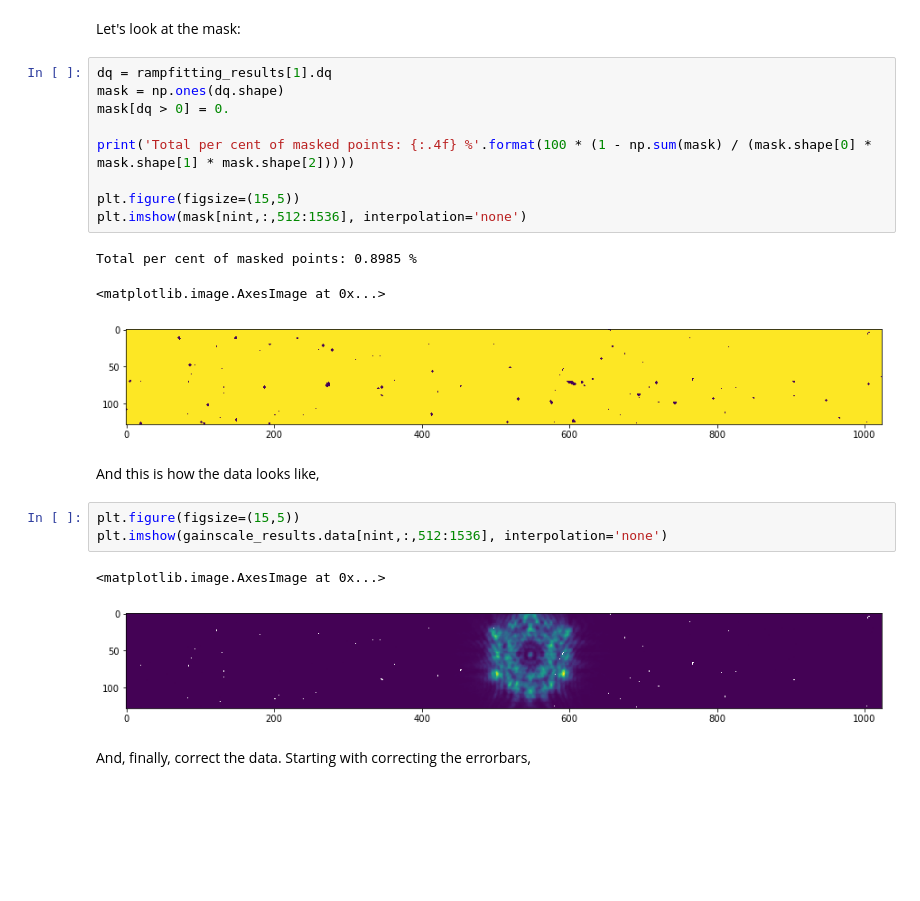
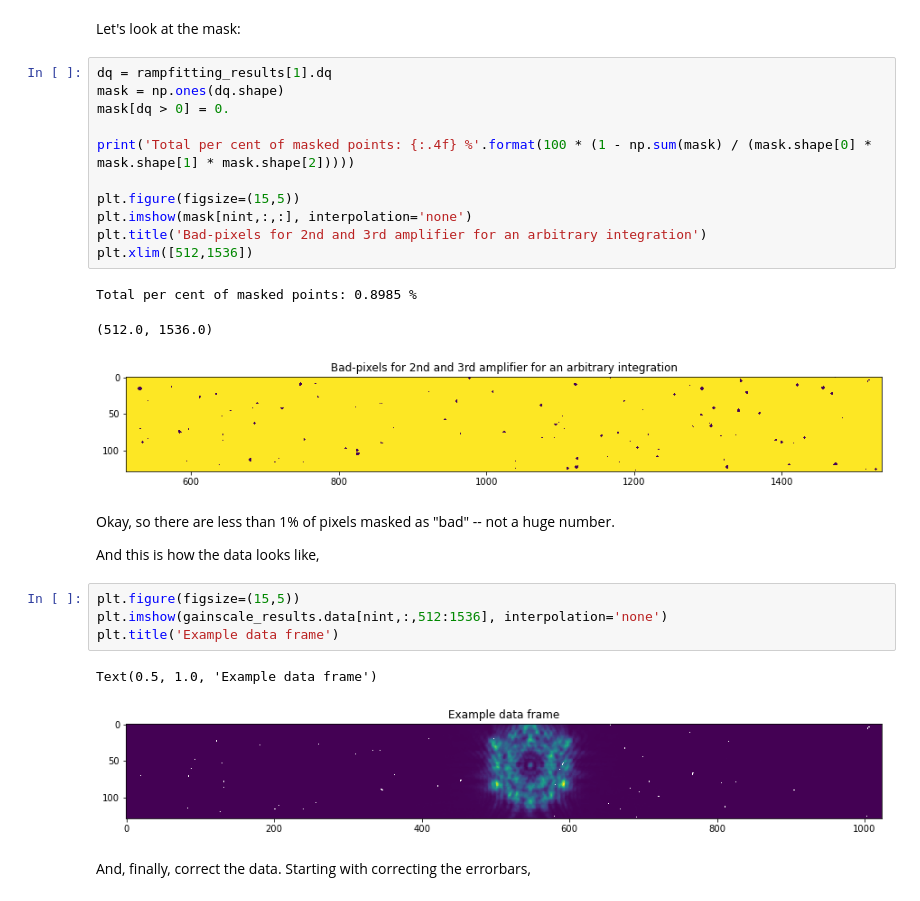
Before and after one commit to Jayshil/hat-p-14, a Jupyter notebook: NRCSW/p1.ipynb, the cells around one changed output. Cells and saved outputs as stored; diff of their text form; blank space fills up the shorter version.

```diff
--- a/NRCSW/p1.ipynb
+++ b/NRCSW/p1.ipynb
@@ -165,24 +175,29 @@ Let's look at the mask:
 # %%
 dq = rampfitting_results[1].dq
 mask = np.ones(dq.shape)
 mask[dq > 0] = 0.
 
 print('Total per cent of masked points: {:.4f} %'.format(100 * (1 - np.sum(mask) / (mask.shape[0] * mask.shape[1] * mask.shape[2]))))
 
 plt.figure(figsize=(15,5))
-plt.imshow(mask[nint,:,512:1536], interpolation='none')
+plt.imshow(mask[nint,:,:], interpolation='none')
+plt.title('Bad-pixels for 2nd and 3rd amplifier for an arbitrary integration')
+plt.xlim([512,1536])
 # %% [output]
 Total per cent of masked points: 0.8985 %
-<matplotlib.image.AxesImage at 0x...>
+(512.0, 1536.0)
-[figure, old version]
+[figure, new version]
-# %% [markdown]
-And this is how the data looks like,
+# %% [markdown]
+Okay, so there are less than 1% of pixels masked as "bad" -- not a huge number.
+
+And this is how the data looks like,
 # %%
 plt.figure(figsize=(15,5))
 plt.imshow(gainscale_results.data[nint,:,512:1536], interpolation='none')
+plt.title('Example data frame')
 # %% [output]
-<matplotlib.image.AxesImage at 0x...>
+Text(0.5, 1.0, 'Example data frame')
-[figure, old version]
+[figure, new version]
 # %% [markdown]
 And, finally, correct the data. Starting with correcting the errorbars,
 # %%
```
Also changed, not shown: parts of 15 cells of this notebook.
